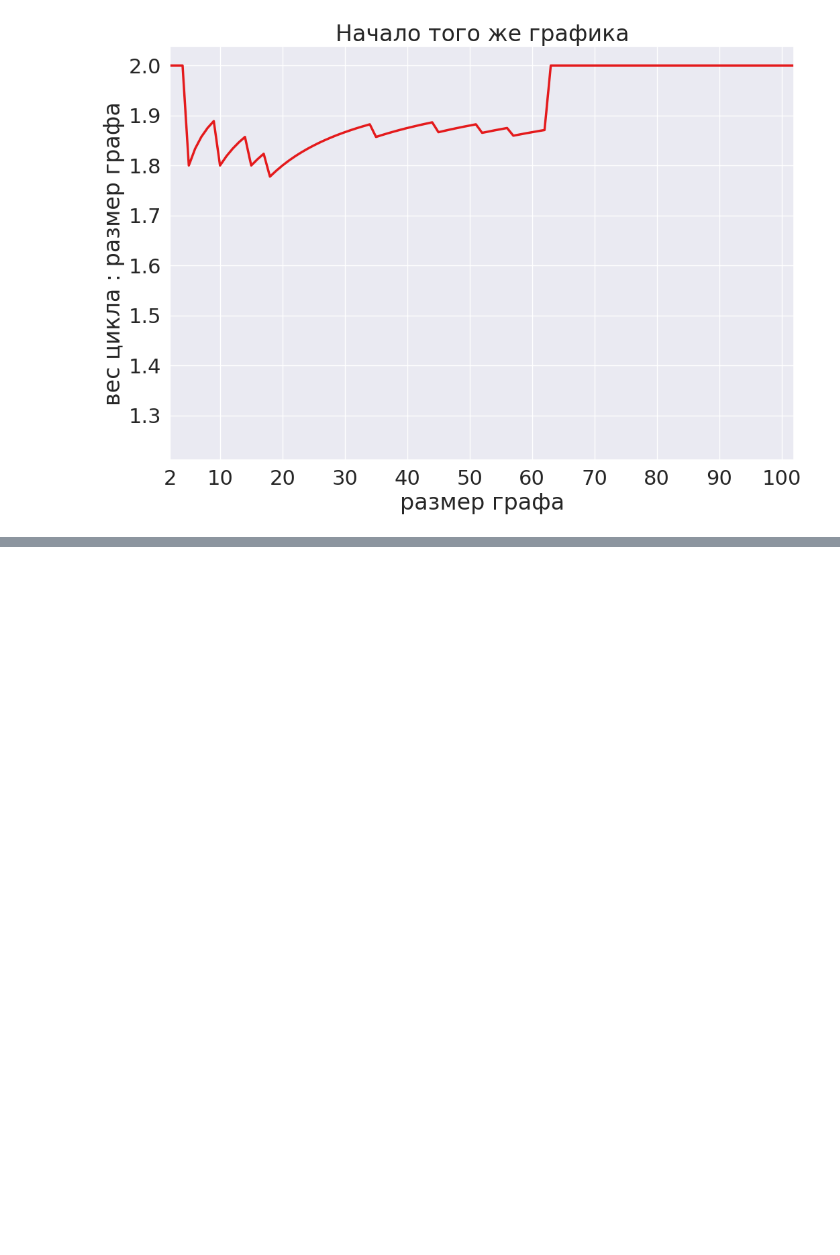
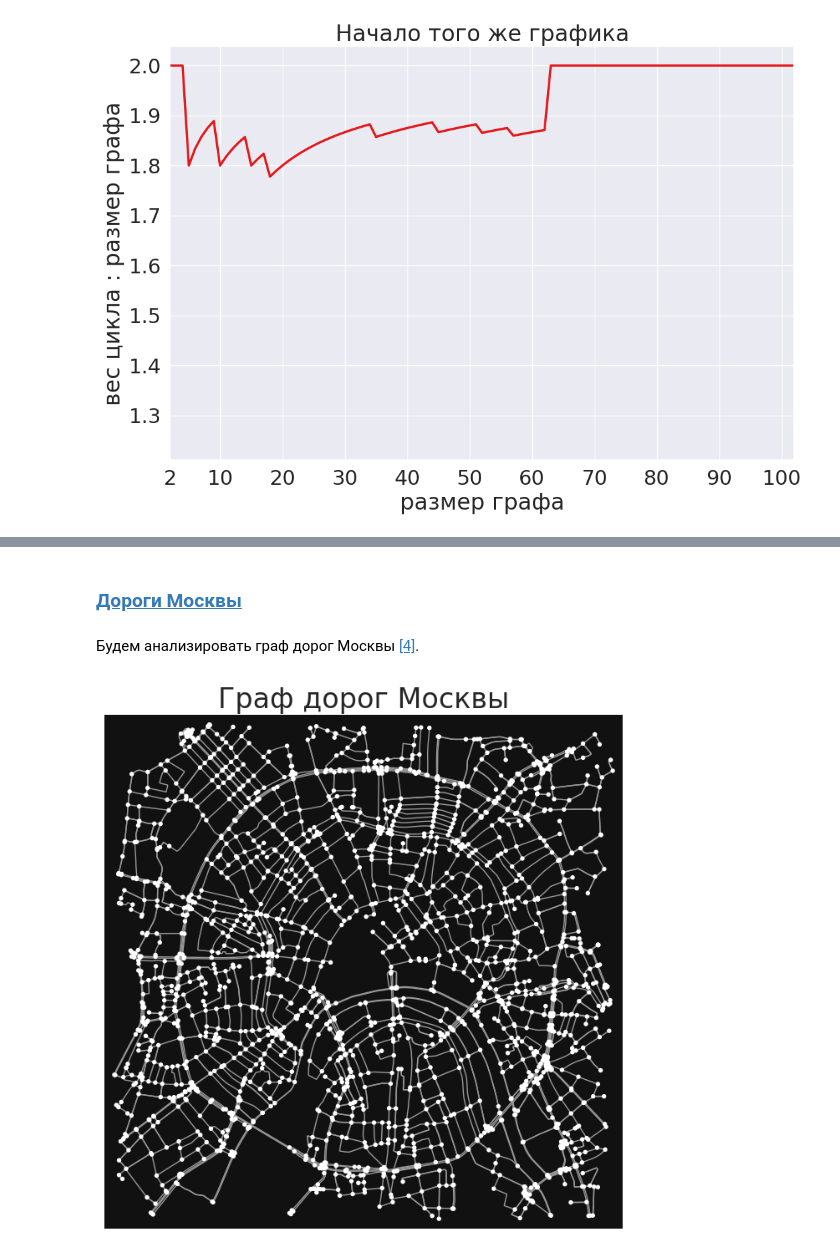
Before and after one commit to falseness/tsp, a Jupyter notebook: project.ipynb, the cells around one changed output, grey strips where cells are left out. Cells and saved outputs as stored; diff of their text form; code cells hidden in the pictures; blank space fills up the shorter version.

```diff
--- a/project.ipynb
+++ b/project.ipynb
@@ -583,0 +537,4 @@ plt.xlim(0, 100);
+# %% [markdown]
+###  <a id="moscow">[Дороги Москвы](#plan)</a>
+# %% [markdown]
+Будем анализировать граф дорог Москвы [\[4\]](#sources4).
@@ -583,0 +544,14 @@ plt.xlim(0, 100);
+# %%
+def draw_osmnx(graph, title=''):
+    fig, ax = ox.plot_graph(graph, show=False, close=False)
+
+    if title:
+        ax.set_title(title)
+    plt.show()
+# %%
+def load_graph(dist, latitude=55.751351, longitude=37.618824):
+    return ox.project_graph(ox.graph_from_point((latitude, longitude), dist=dist, network_type='drive'))
+# %%
+draw_osmnx(load_graph(3000), 'Граф дорог Москвы')
+# %% [output]
+[figure, added]
```
Also changed, not shown: parts of 33 cells of this notebook, 1 other file.
